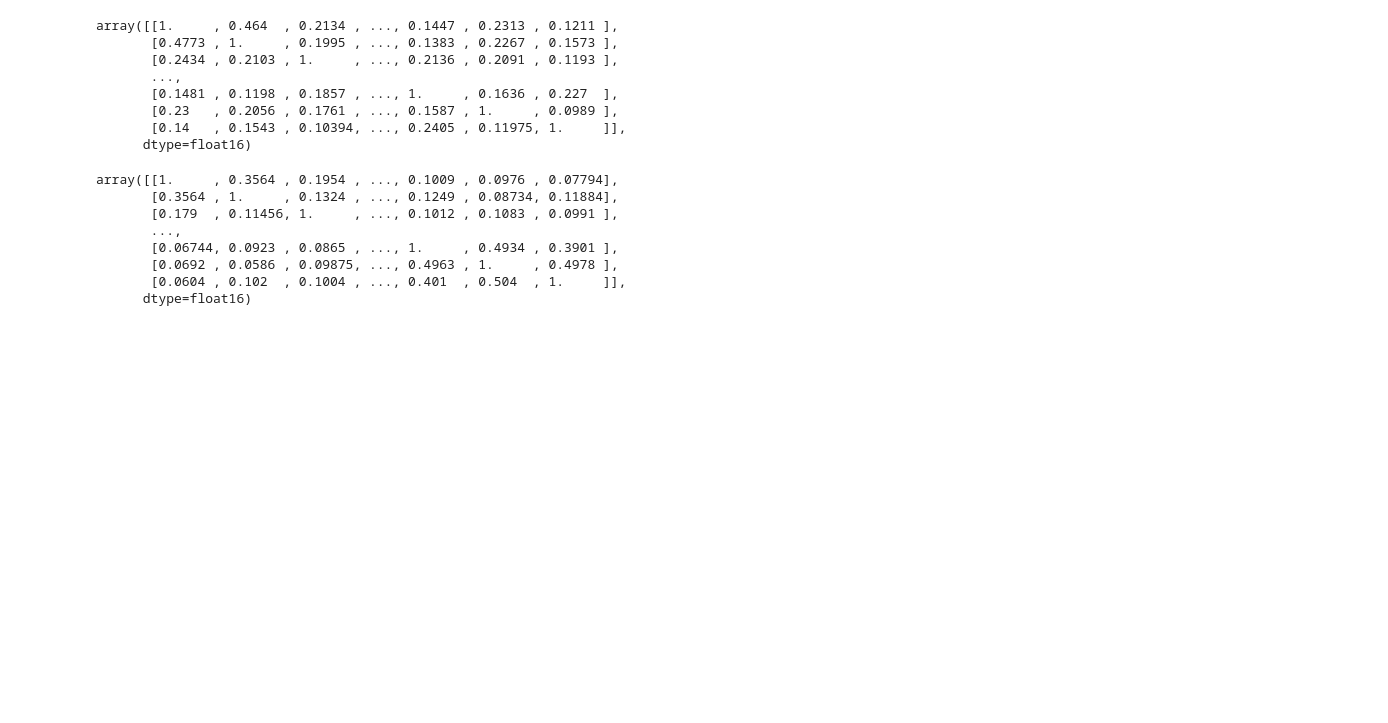
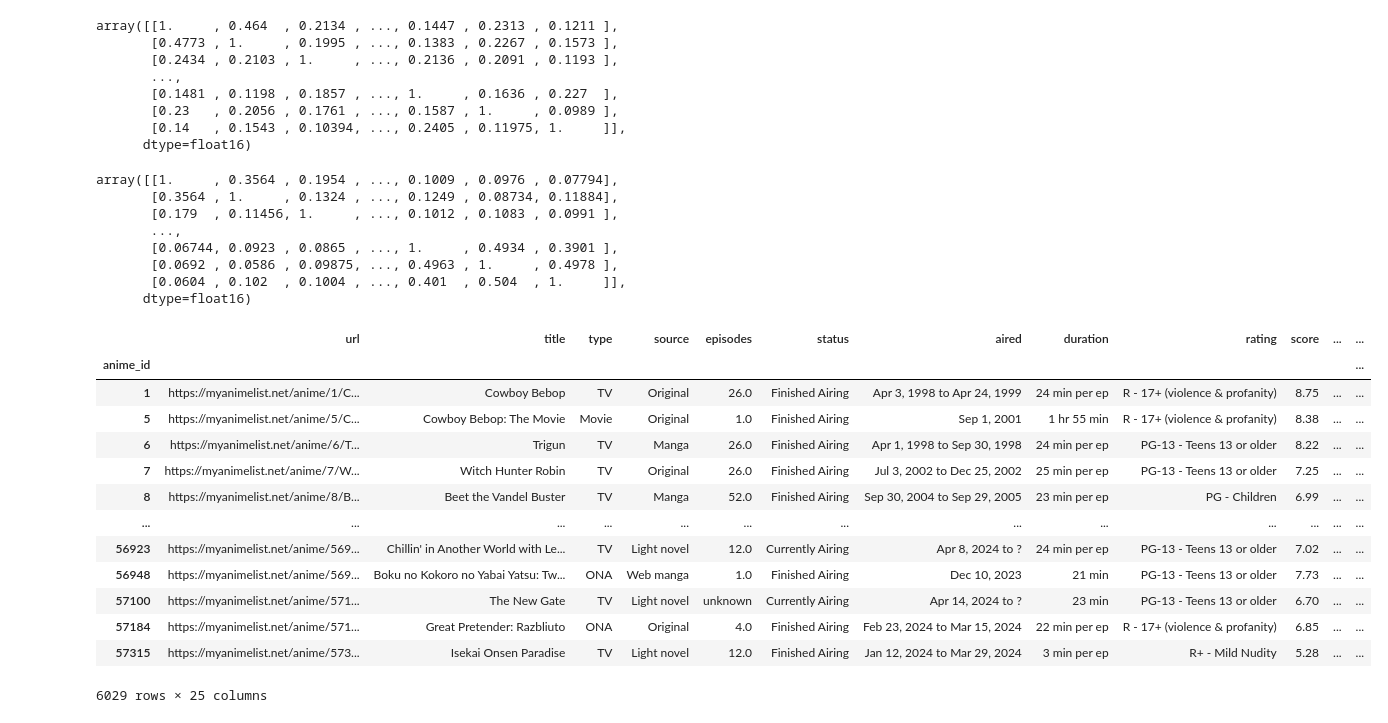
Before and after one commit to akshat2635/AniVerse, a Jupyter notebook: api/test.ipynb, the cells around one changed output. Cells and saved outputs as stored; diff of their text form; code cells hidden in the pictures; blank space fills up the shorter version.

Commit message:
On branch master Your branch is up to date with 'origin/master'.
Changes to be committed:
	modified:   api/__pycache__/app.cpython-312.pyc
	modified:   api/app.py
	modified:   api/test.ipynb

```diff
--- a/api/test.ipynb
+++ b/api/test.ipynb
@@ -104,3 +104,24 @@ array([[1.     , 0.3564 , 0.1954 , ..., 0.1009 , 0.0976 , 0.07794],
        [0.0692 , 0.0586 , 0.09875, ..., 0.4963 , 1.     , 0.4978 ],
        [0.0604 , 0.102  , 0.1004 , ..., 0.401  , 0.504  , 1.     ]],
       dtype=float16)
+# %%
+import pandas as pd
+content_df=pd.read_csv('./data/content_based_data.csv',index_col='anime_id')
+# content_df['demographics'].fillna("",inplace=True)
+content_df.fillna("unknown",inplace=True)
+content_df
+# %% [output]
+|  | url | title | type | source | episodes | status | aired | duration | rating | score | ... | ... |
+| anime_id |  |  |  |  |  |  |  |  |  |  |  | ... |
+| 1 | https://myanimelist.net/anime/1/C... | Cowboy Bebop | TV | Original | 26.0 | Finished Airing | Apr 3, 1998 to Apr 24, 1999 | 24 min per ep | R - 17+ (violence & profanity) | 8.75 | ... | ... |
+| 5 | https://myanimelist.net/anime/5/C... | Cowboy Bebop: The Movie | Movie | Original | 1.0 | Finished Airing | Sep 1, 2001 | 1 hr 55 min | R - 17+ (violence & profanity) | 8.38 | ... | ... |
+| 6 | https://myanimelist.net/anime/6/T... | Trigun | TV | Manga | 26.0 | Finished Airing | Apr 1, 1998 to Sep 30, 1998 | 24 min per ep | PG-13 - Teens 13 or older | 8.22 | ... | ... |
+| 7 | https://myanimelist.net/anime/7/W... | Witch Hunter Robin | TV | Original | 26.0 | Finished Airing | Jul 3, 2002 to Dec 25, 2002 | 25 min per ep | PG-13 - Teens 13 or older | 7.25 | ... | ... |
+| 8 | https://myanimelist.net/anime/8/B... | Beet the Vandel Buster | TV | Manga | 52.0 | Finished Airing | Sep 30, 2004 to Sep 29, 2005 | 23 min per ep | PG - Children | 6.99 | ... | ... |
+| ... | ... | ... | ... | ... | ... | ... | ... | ... | ... | ... | ... | ... |
+| 56923 | https://myanimelist.net/anime/569... | Chillin' in Another World with Le... | TV | Light novel | 12.0 | Currently Airing | Apr 8, 2024 to ? | 24 min per ep | PG-13 - Teens 13 or older | 7.02 | ... | ... |
+| 56948 | https://myanimelist.net/anime/569... | Boku no Kokoro no Yabai Yatsu: Tw... | ONA | Web manga | 1.0 | Finished Airing | Dec 10, 2023 | 21 min | PG-13 - Teens 13 or older | 7.73 | ... | ... |
+| 57100 | https://myanimelist.net/anime/571... | The New Gate | TV | Light novel | unknown | Currently Airing | Apr 14, 2024 to ? | 23 min | PG-13 - Teens 13 or older | 6.70 | ... | ... |
+| 57184 | https://myanimelist.net/anime/571... | Great Pretender: Razbliuto | ONA | Original | 4.0 | Finished Airing | Feb 23, 2024 to Mar 15, 2024 | 22 min per ep | R - 17+ (violence & profanity) | 6.85 | ... | ... |
+| 57315 | https://myanimelist.net/anime/573... | Isekai Onsen Paradise | TV | Light novel | 12.0 | Finished Airing | Jan 12, 2024 to Mar 29, 2024 | 3 min per ep | R+ - Mild Nudity | 5.28 | ... | ... |
+6029 rows × 25 columns
```
Also changed, not shown: parts of 4 cells of this notebook, 1 other file.
